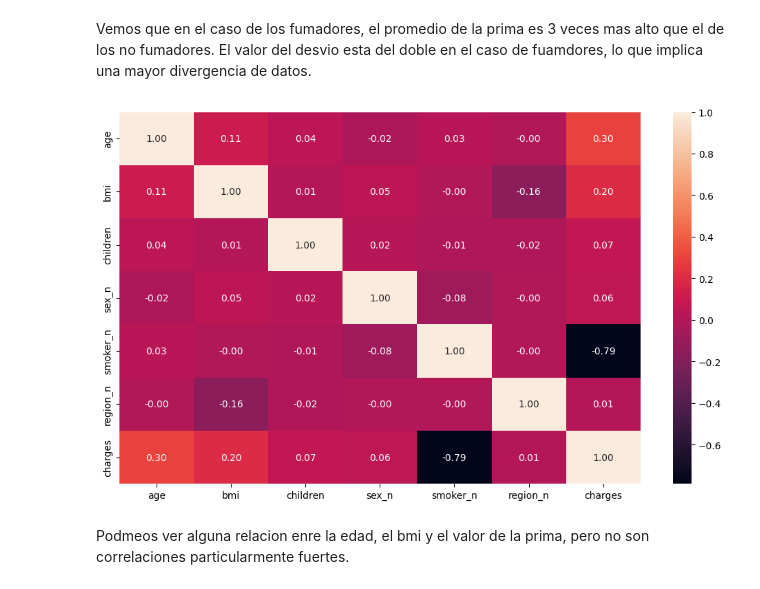
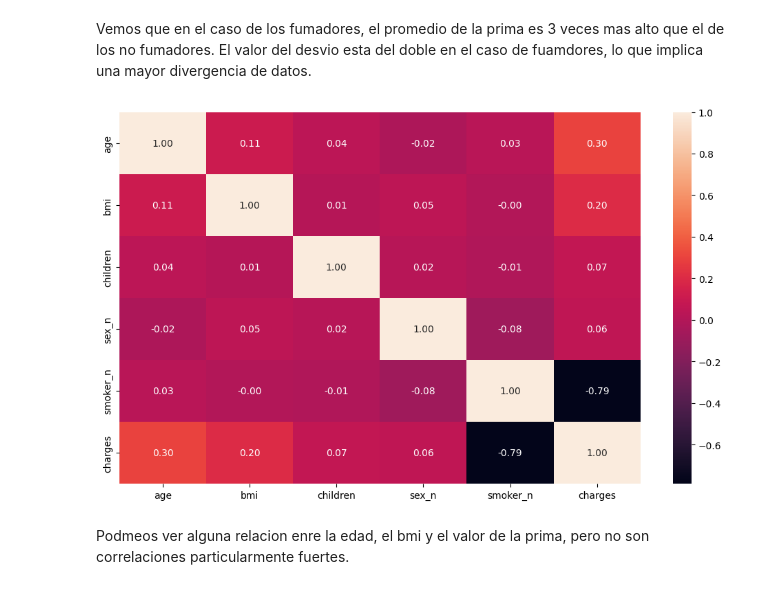
Before and after one commit to MelinaIo83/MI.Streamlit_project, a Jupyter notebook: src/explore.ipynb, the cells around one changed output. Saved outputs shown, nothing was run; the diff lists cells and outputs as text; code cells hidden in the pictures.

```diff
--- a/src/explore.ipynb
+++ b/src/explore.ipynb
@@ -57,3 +57,7 @@ Hay 4 caracteristicas numericas y 3 categoricas
 
 No puedo eliminar duplicados, no hay registro unico que se pueda repetir
 No hay datos irrelevantes, nos han compartido las variables a considerar en su totalidad
+# %%
+#drop region
+lr_data.drop(["region"], axis = 1, inplace=True)
+lr_data.head()
@@ -173,18 +184,17 @@ from sklearn.preprocessing import MinMaxScaler
 
 lr_data["sex_n"] = pd.factorize(lr_data["sex"])[0]
 lr_data["smoker_n"] = pd.factorize(lr_data["smoker"])[0]
-lr_data["region_n"] = pd.factorize(lr_data["region"])[0]
 # %%
 # HEATMAP
 
 fig, axis = plt.subplots(figsize = (10, 6))
-sns.heatmap(lr_data[["age", "bmi", "children", "sex_n", "smoker_n", "region_n", "charges"]].corr(), annot = True, fmt = ".2f")
+sns.heatmap(lr_data[["age", "bmi", "children", "sex_n", "smoker_n", "charges"]].corr(), annot = True, fmt = ".2f")
 
 plt.tight_layout()
 
 plt.show()
 # %% [output]
-[figure, old version]
+[figure, new version]
 # %% [markdown]
 Podmeos ver alguna relacion enre la edad, el bmi y el valor de la prima, pero no son correlaciones particularmente fuertes.
 # %%
```
Also changed, not shown: parts of 14 cells of this notebook, 2 other files.
